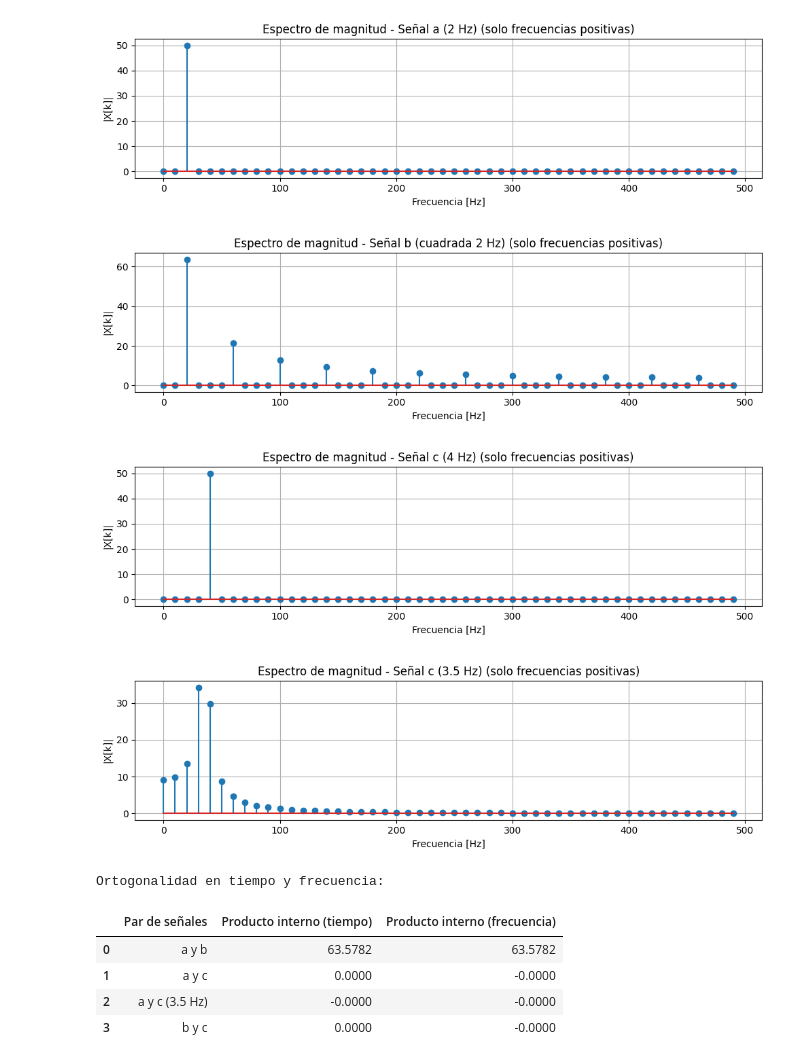
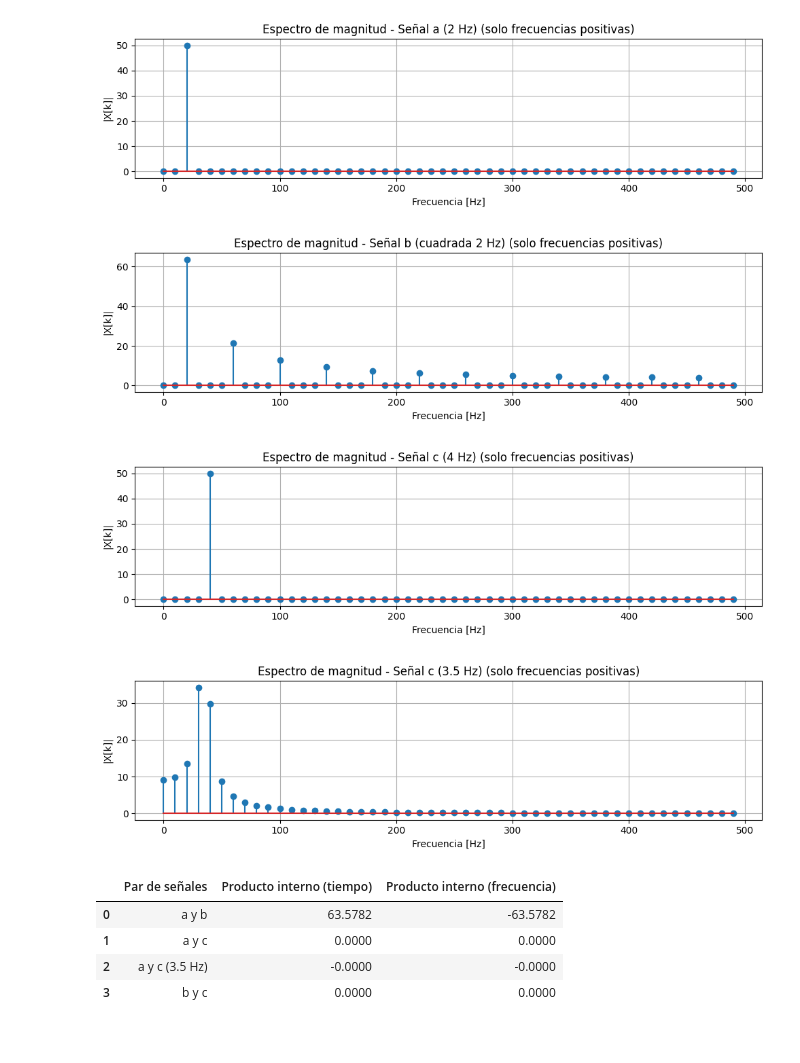
Before and after one commit to JuanKeiner/PDS_2025, a Jupyter notebook: Guia4/Guia4.ipynb, the cells around one changed output. Cells and saved outputs as stored; diff of their text form; code cells hidden in the pictures.

```diff
--- a/Guia4/Guia4.ipynb
+++ b/Guia4/Guia4.ipynb
@@ -36,6 +5,4 @@ Para k=N/2 hasta N−1, los valores representan las frecuencias negativas (por s
 # %%
-
-
 def tdf(x):
     N = len(x)
     X = []
@@ -45,6 +12,16 @@ def tdf(x):
             suma += x[n] * np.exp(-2j * np.pi * k * n / N)
         X.append(suma)
     return np.array(X)
+
+def idft(X):
+    N = len(X)
+    x = []
+    for n in range(N):
+        suma = 0
+        for k in range(N):
+            suma += X[k] * np.exp(2j * np.pi * k * n / N)
+        x.append(suma / N)
+    return np.array(x)
 
 def eje_frecuencias(N, fs):
     f = []
@@ -56,8 +33,24 @@ def eje_frecuencias(N, fs):
         f.append(f_k)
     return np.array(f)
 
-def senoidal(tiempo_inicial, tiempo_final, frecuencia_senoidal_uno,frecuencia_senoidal_dos, frecuencia_muestreo,  offset=0):
+
+def ortogonalidad(x, y):
+    return np.dot(x, y)
+
+def senoidal(tiempo_inicial, tiempo_final, frecuencia_senoidal, frecuencia_muestreo):
     Ts = 1 / frecuencia_muestreo
     tiempo = np.arange(tiempo_inicial, tiempo_final, Ts)
-    y = np.sin(2 * np.pi * frecuencia_senoidal_uno * tiempo ) + 4*np.sin(2 * np.pi * frecuencia_senoidal_dos * tiempo )  + offset
+    y = np.sin(2 * np.pi * frecuencia_senoidal * tiempo )
     return tiempo, y
+
+def senoidal4(tiempo_inicial, tiempo_final, frecuencia_senoidal, frecuencia_muestreo):
+    Ts = 1 / frecuencia_muestreo
+    tiempo = np.arange(tiempo_inicial, tiempo_final, Ts)
+    y = 4*np.sin(2 * np.pi * frecuencia_senoidal * tiempo )
+    return tiempo, y
+
+def senos(tiempo_inicial, tiempo_final, frecuencia_senoidal_uno,frecuencia_senoidal_dos, frecuencia_muestreo,  offset=0):
+    t, y = senoidal(tiempo_inicial, tiempo_final, frecuencia_senoidal_uno,frecuencia_muestreo)
+    t, y4 = senoidal4(tiempo_inicial, tiempo_final, frecuencia_senoidal_dos,frecuencia_muestreo)
+    y = y + y4 + offset
+    return t, y
@@ -64,6 +88,6 @@ def senoidal(tiempo_inicial, tiempo_final, frecuencia_senoidal_uno,frecuencia_se
 # %%
-t, y = senoidal(tiempo_inicial=0, tiempo_final=1, frecuencia_senoidal_uno=10, frecuencia_senoidal_dos=20,frecuencia_muestreo=1000)
 
+t, y = senos(tiempo_inicial=0, tiempo_final=1, frecuencia_senoidal_uno=10, frecuencia_senoidal_dos=20,frecuencia_muestreo=1000)
 
 plt.figure(figsize=(20, 16))
 plt.subplot(1, 1, 1)
@@ -252,7 +260,7 @@ pares_tiempo = [
     ("a y b", a, b),
     ("a y c", a, c),
     ("b y c", b, c),
-    ("a y c (3.5 Hz)", a, c_35),  # <- este nombre debe coincidir
+    ("a y c (3.5 Hz)", a, c_35),
 ]
 
 resultados_tiempo = []
@@ -262,37 +270,35 @@ for nombre, s1, s2 in pares_tiempo:
 
 df_tiempo = pd.DataFrame(resultados_tiempo, columns=["Par de señales", "Producto interno (tiempo)"])
 
 # ---------- 2. Ortogonalidad en frecuencia ----------
 Xa = analizar_tdf(a, "a (2 Hz)", fs)
 Xb = analizar_tdf(b, "b (cuadrada 2 Hz)", fs)
 Xc = analizar_tdf(c, "c (4 Hz)", fs)
 Xc_35 = analizar_tdf(c_35, "c (3.5 Hz)", fs)
 
 pares_frecuencia = [
     ('a y b', Xa, Xb),
     ('a y c', Xa, Xc),
     ('b y c', Xb, Xc),
     ('a y c (3.5 Hz)', Xa, Xc_35),
 ]
 
 resultados_frecuencia = []
 for nombre, X1, X2 in pares_frecuencia:
-    prod = np.vdot(X1, X2) / len(X1)  # Producto interno normalizado
+    prod = ortogonalidad(X1, X2) / len(X1)
     resultados_frecuencia.append([nombre, round(np.real(prod), 4)])
 
 df_frecuencia = pd.DataFrame(resultados_frecuencia, columns=["Par de señales", "Producto interno (frecuencia)"])
 df_total = pd.merge(df_tiempo, df_frecuencia, on="Par de señales", how="outer")
 
-print("Ortogonalidad en tiempo y frecuencia:")
 display(df_total)
 # %% [output]
 [figure]
 [figure]
 [figure]
 [figure]
-Ortogonalidad en tiempo y frecuencia:
 |  | Par de señales | Producto interno (tiempo) | Producto interno (frecuencia) |
-| 0 | a y b | 63.5782 | 63.5782 |
-| 1 | a y c | 0.0000 | -0.0000 |
+| 0 | a y b | 63.5782 | -63.5782 |
+| 1 | a y c | 0.0000 | 0.0000 |
 | 2 | a y c (3.5 Hz) | -0.0000 | -0.0000 |
-| 3 | b y c | 0.0000 | -0.0000 |
+| 3 | b y c | 0.0000 | 0.0000 |
```
Also changed, not shown: parts of 12 cells of this notebook, 1 other file.
